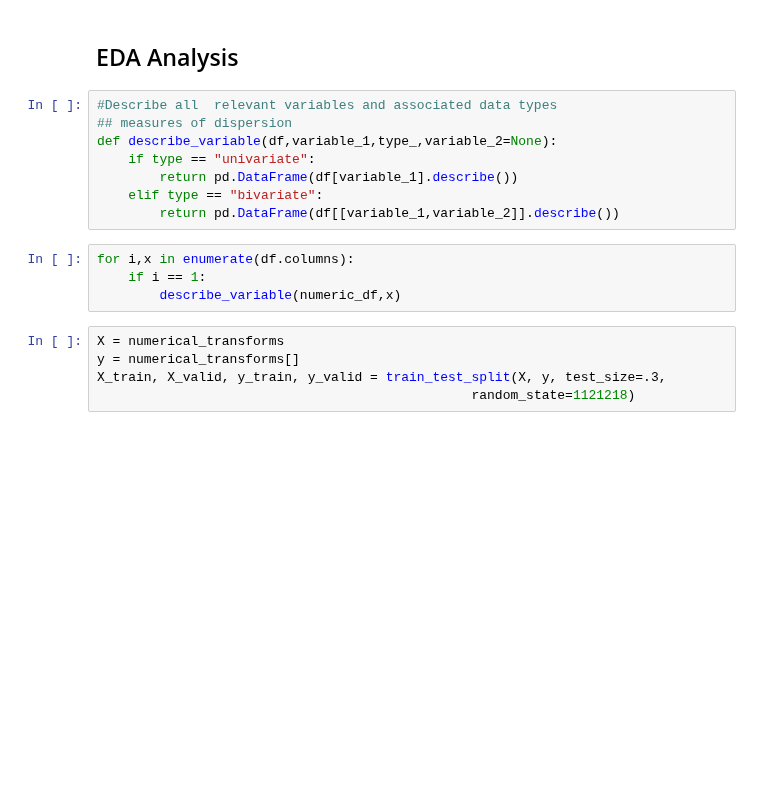
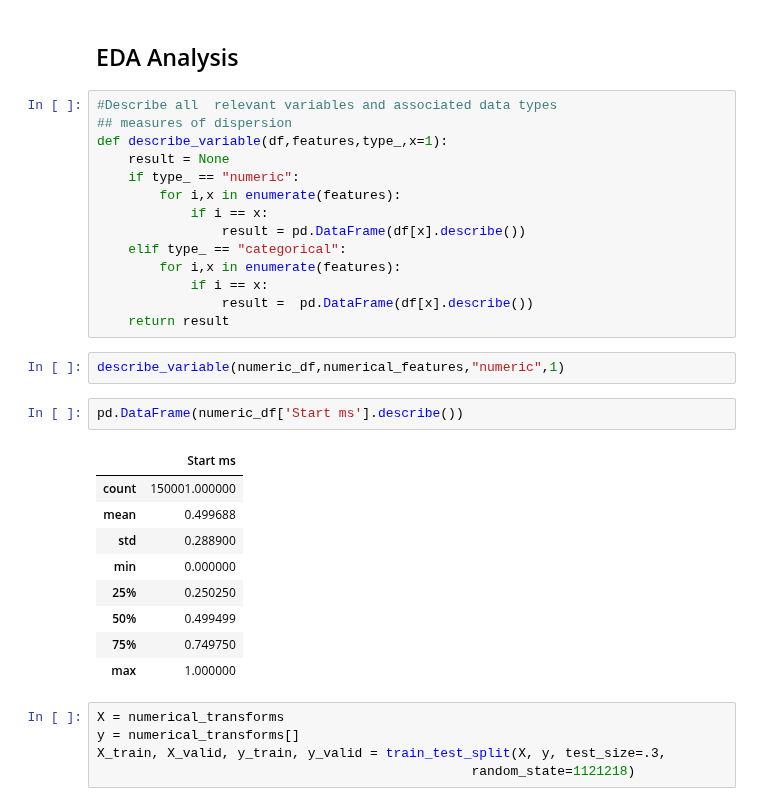
Before and after one commit to tutorialcreation/TelComChallenge, a Jupyter notebook: notebooks/Analysis.ipynb, the cells around one changed output. Cells and saved outputs as stored; diff of their text form; blank space fills up the shorter version.

Commit message:
fixed descriptive variable

```diff
--- a/notebooks/Analysis.ipynb
+++ b/notebooks/Analysis.ipynb
@@ -296,15 +296,31 @@ aggregation_cols(df,'MSISDN/Number','Total DL (Bytes)',True)
 # %%
 #Describe all  relevant variables and associated data types
 ## measures of dispersion
-def describe_variable(df,variable_1,type_,variable_2=None):
-    if type == "univariate":
-        return pd.DataFrame(df[variable_1].describe())
-    elif type == "bivariate":
-        return pd.DataFrame(df[[variable_1,variable_2]].describe())
+def describe_variable(df,features,type_,x=1):
+    result = None
+    if type_ == "numeric":
+        for i,x in enumerate(features):
+            if i == x:
+                result = pd.DataFrame(df[x].describe())
+    elif type_ == "categorical":
+        for i,x in enumerate(features):
+            if i == x:
+                result =  pd.DataFrame(df[x].describe())
+    return result
-# %%
-for i,x in enumerate(df.columns):
-    if i == 1:
-        describe_variable(numeric_df,x)
+# %%
+describe_variable(numeric_df,numerical_features,"numeric",1)
+# %%
+pd.DataFrame(numeric_df['Start ms'].describe())
+# %% [output]
+|  | Start ms |
+| count | 150001.000000 |
+| mean | 0.499688 |
+| std | 0.288900 |
+| min | 0.000000 |
+| 25% | 0.250250 |
+| 50% | 0.499499 |
+| 75% | 0.749750 |
+| max | 1.000000 |
 # %%
 X = numerical_transforms
 y = numerical_transforms[]
```
Also changed, not shown: parts of 28 cells of this notebook.
